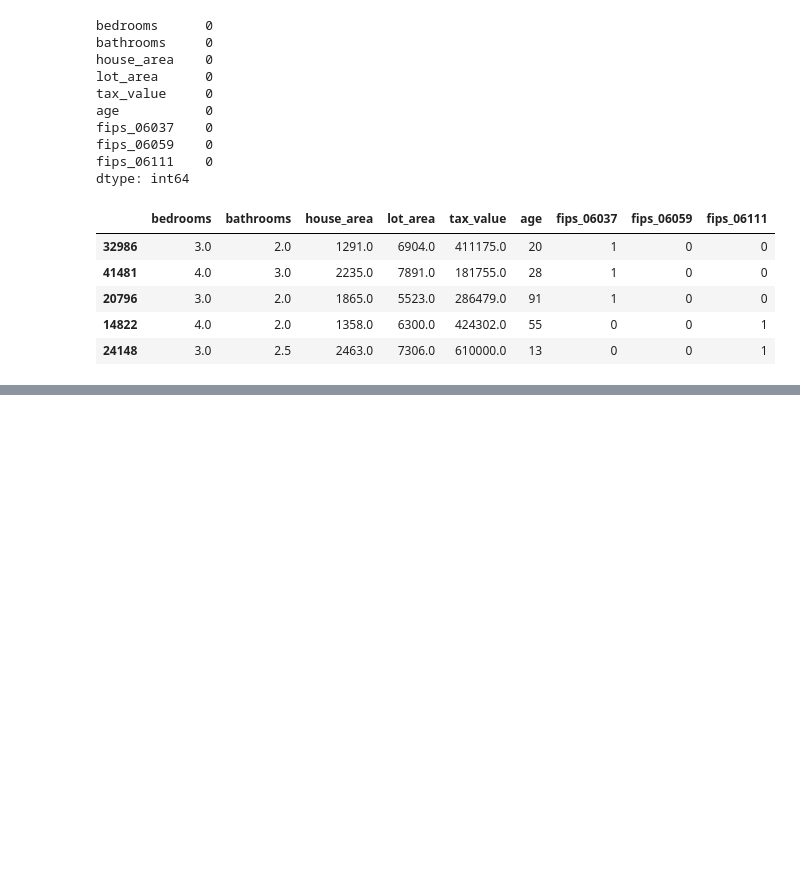
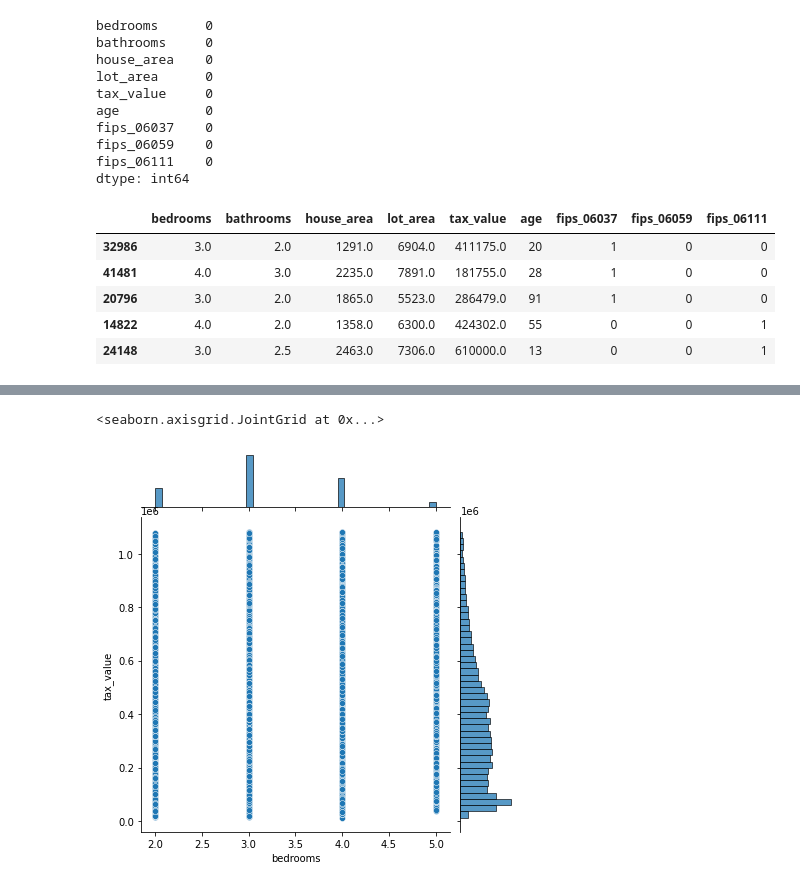
Before and after one commit to watermanbrandyn/regression_project, a Jupyter notebook: regression_workbook.ipynb, the cells around one changed output, grey strips where cells are left out. Saved outputs shown, nothing was run; the diff lists cells and outputs as text; code cells hidden in the pictures; blank space fills up the shorter version.

```diff
--- a/regression_workbook.ipynb
+++ b/regression_workbook.ipynb
@@ -763,0 +815,5 @@ train.head()
+# %%
+sns.jointplot(y='tax_value', x='bedrooms', data=train, kind='scatter')
+# %% [output]
+<seaborn.axisgrid.JointGrid at 0x...>
+[figure, added]
```
Also changed, not shown: parts of 15 cells of this notebook.
